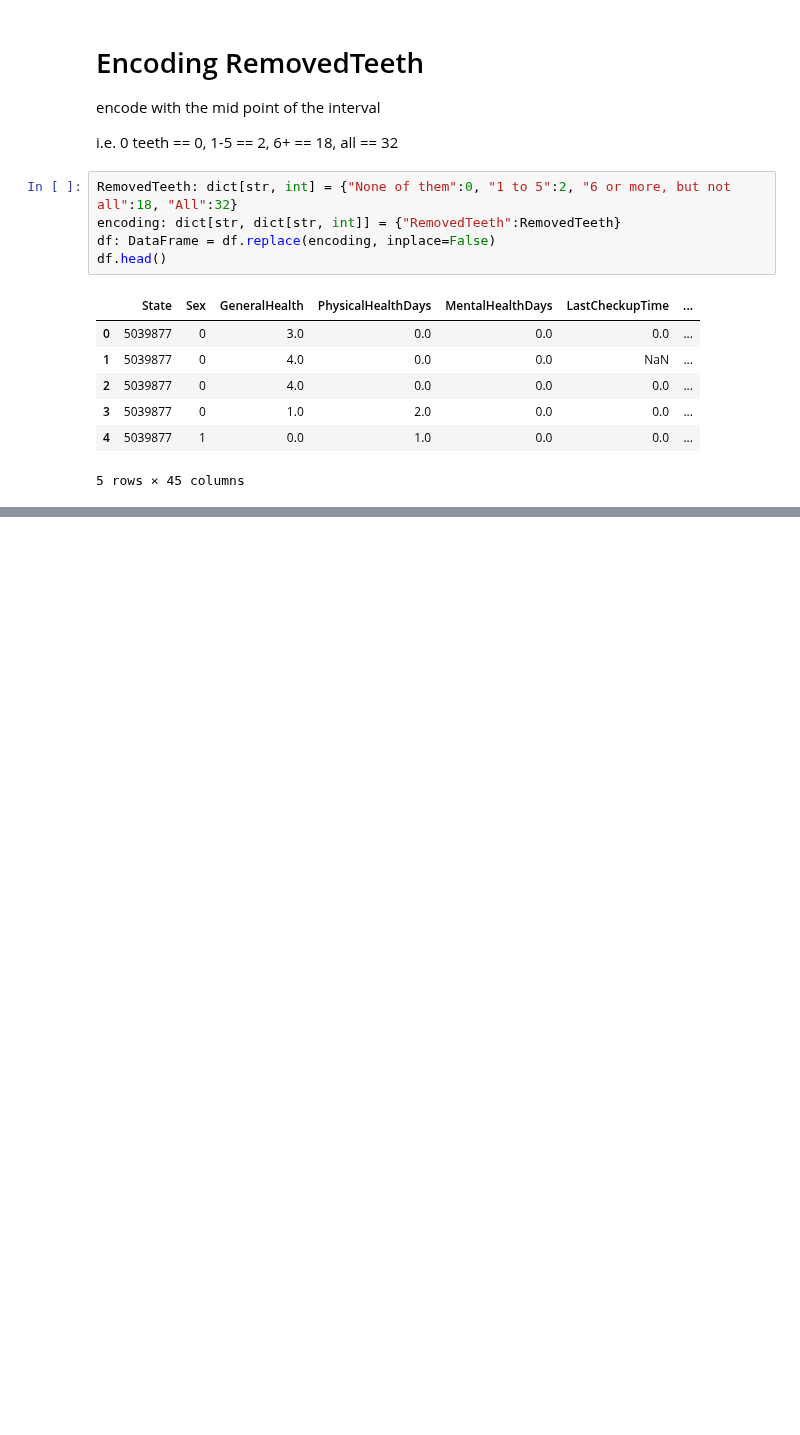
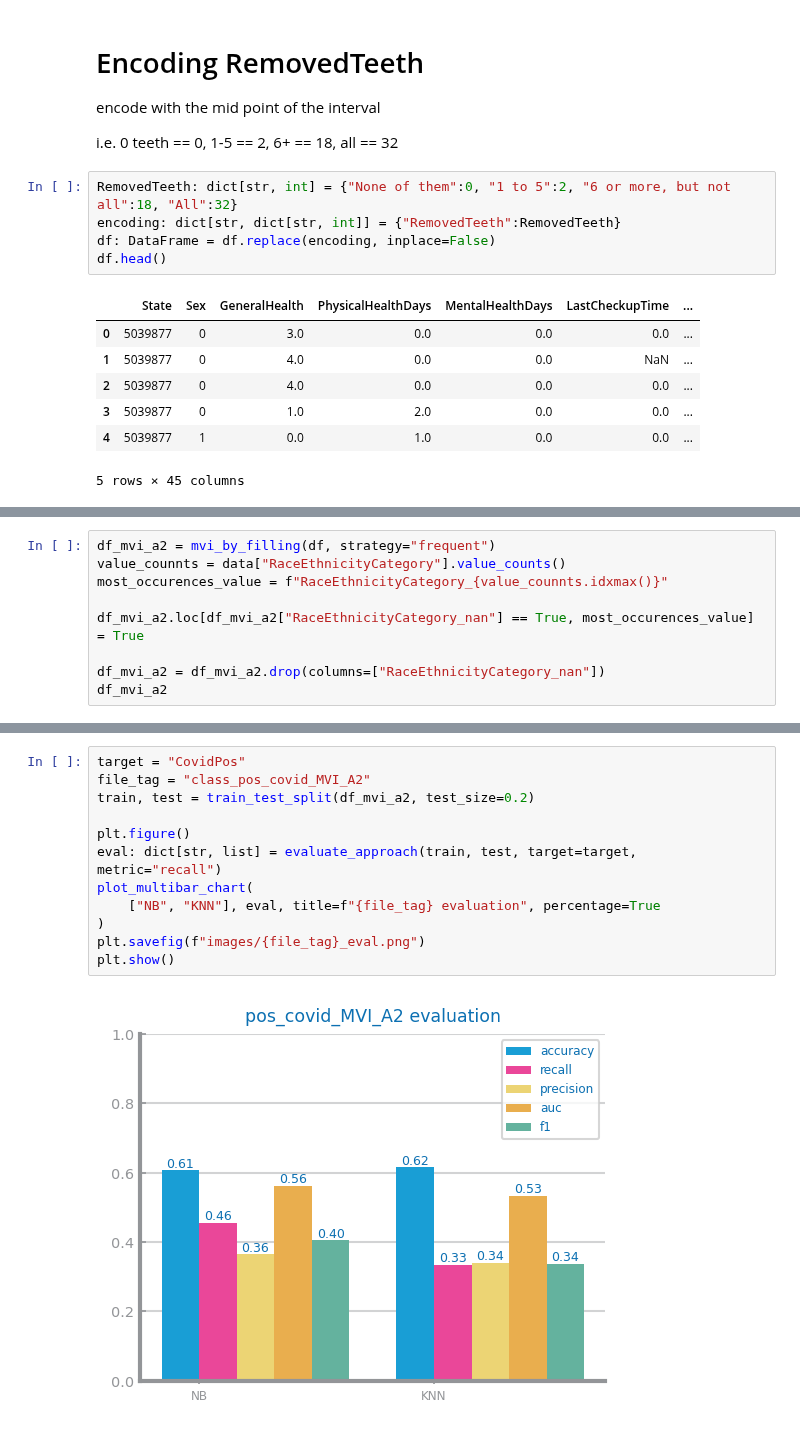
Before and after one commit to esteves3/data-science, a Jupyter notebook: pos-covid-preparation.ipynb, the cells around one changed output, grey strips where cells are left out. Cells and saved outputs as stored; diff of their text form; blank space fills up the shorter version.

```diff
--- a/pos-covid-preparation.ipynb
+++ b/pos-covid-preparation.ipynb
@@ -178,0 +231,9 @@ df.head()
+# %%
+df_mvi_a2 = mvi_by_filling(df, strategy="frequent")
+value_counnts = data["RaceEthnicityCategory"].value_counts()
+most_occurences_value = f"RaceEthnicityCategory_{value_counnts.idxmax()}"
+
+df_mvi_a2.loc[df_mvi_a2["RaceEthnicityCategory_nan"] == True, most_occurences_value] = True
+
+df_mvi_a2 = df_mvi_a2.drop(columns=["RaceEthnicityCategory_nan"])
+df_mvi_a2
@@ -178,0 +254,14 @@ df.head()
+# %%
+target = "CovidPos"
+file_tag = "class_pos_covid_MVI_A2"
+train, test = train_test_split(df_mvi_a2, test_size=0.2)
+
+plt.figure()
+eval: dict[str, list] = evaluate_approach(train, test, target=target, metric="recall")
+plot_multibar_chart(
+    ["NB", "KNN"], eval, title=f"{file_tag} evaluation", percentage=True
+)
+plt.savefig(f"images/{file_tag}_eval.png")
+plt.show()
+# %% [output]
+[figure, added]
```
Also changed, not shown: parts of 9 cells of this notebook, 3 other files.
